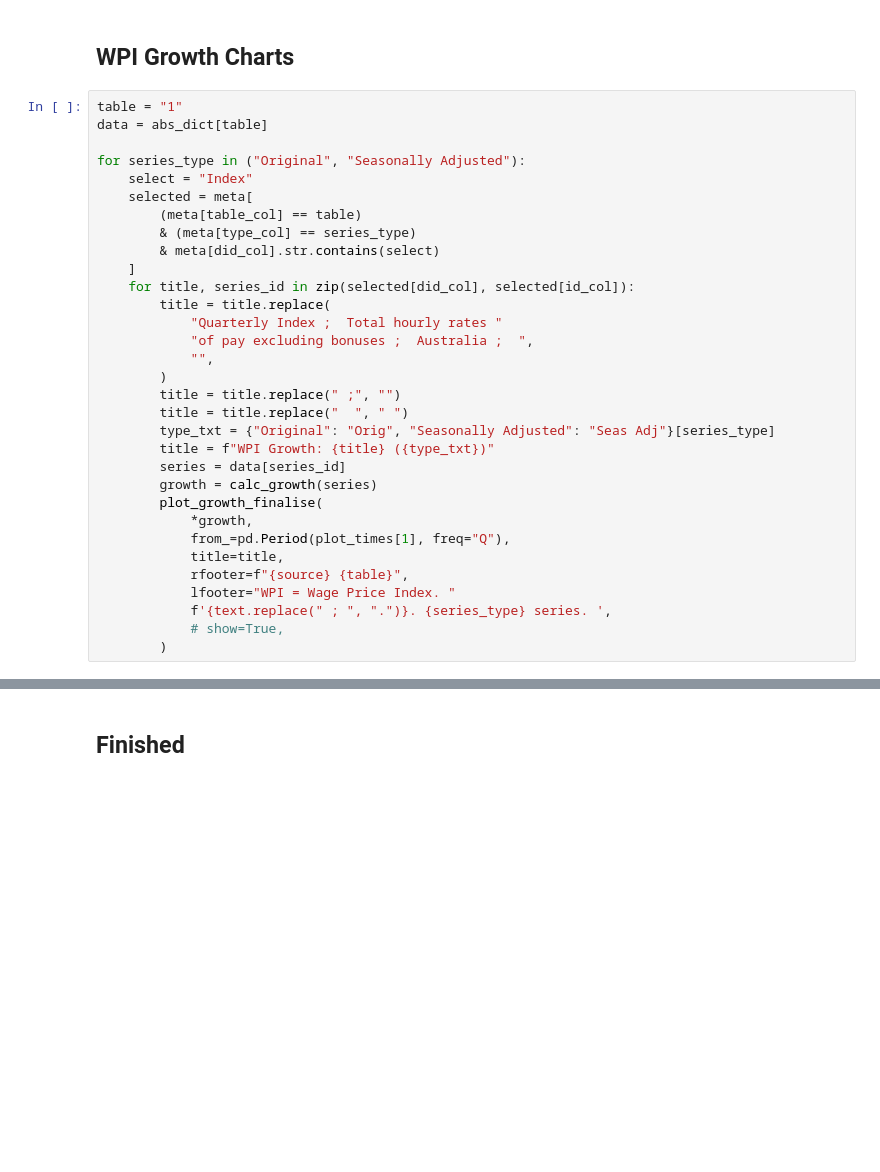
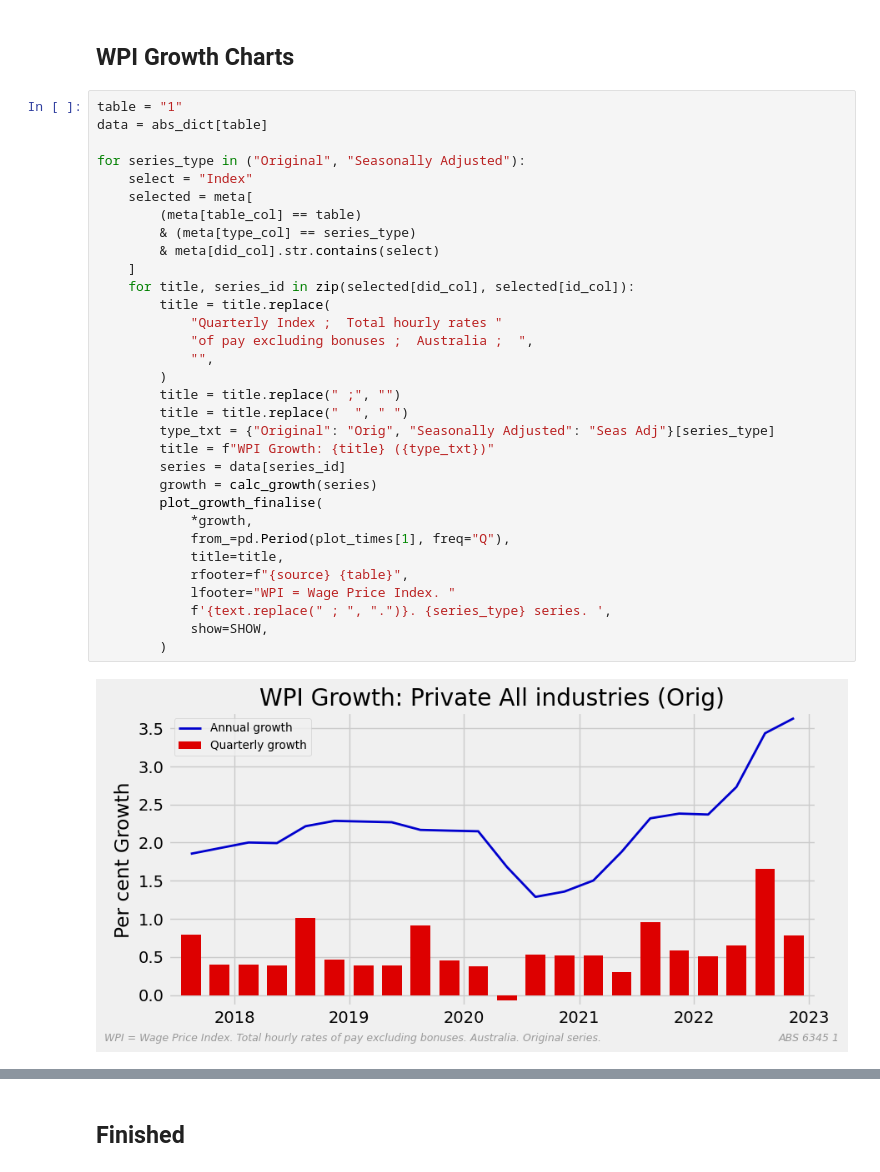
Before and after one commit to bpalmer4/Charts-based-on-ABS-data, a Jupyter notebook: notebooks/ABS Quarterly Wage Price Index 6345.ipynb, the cells around one changed output, grey strips where cells are left out. Drawn from its saved outputs; the diff is of its cells as text; blank space fills up the shorter version.

```diff
--- a/notebooks/ABS Quarterly Wage Price Index 6345.ipynb
+++ b/notebooks/ABS Quarterly Wage Price Index 6345.ipynb
@@ -125,31 +138,33 @@ line_plot(
 table = "1"
 data = abs_dict[table]
 
 for series_type in ("Original", "Seasonally Adjusted"):
     select = "Index"
     selected = meta[
         (meta[table_col] == table)
         & (meta[type_col] == series_type)
         & meta[did_col].str.contains(select)
     ]
     for title, series_id in zip(selected[did_col], selected[id_col]):
         title = title.replace(
             "Quarterly Index ;  Total hourly rates "
             "of pay excluding bonuses ;  Australia ;  ",
             "",
         )
         title = title.replace(" ;", "")
         title = title.replace("  ", " ")
         type_txt = {"Original": "Orig", "Seasonally Adjusted": "Seas Adj"}[series_type]
         title = f"WPI Growth: {title} ({type_txt})"
         series = data[series_id]
         growth = calc_growth(series)
         plot_growth_finalise(
             *growth,
             from_=pd.Period(plot_times[1], freq="Q"),
             title=title,
             rfooter=f"{source} {table}",
             lfooter="WPI = Wage Price Index. "
             f'{text.replace(" ; ", ".")}. {series_type} series. ',
-            # show=True,
+            show=SHOW,
         )
+# %% [output]
+[figure, added]
```
Also changed, not shown: parts of 5 cells of this notebook, 7 other files.
